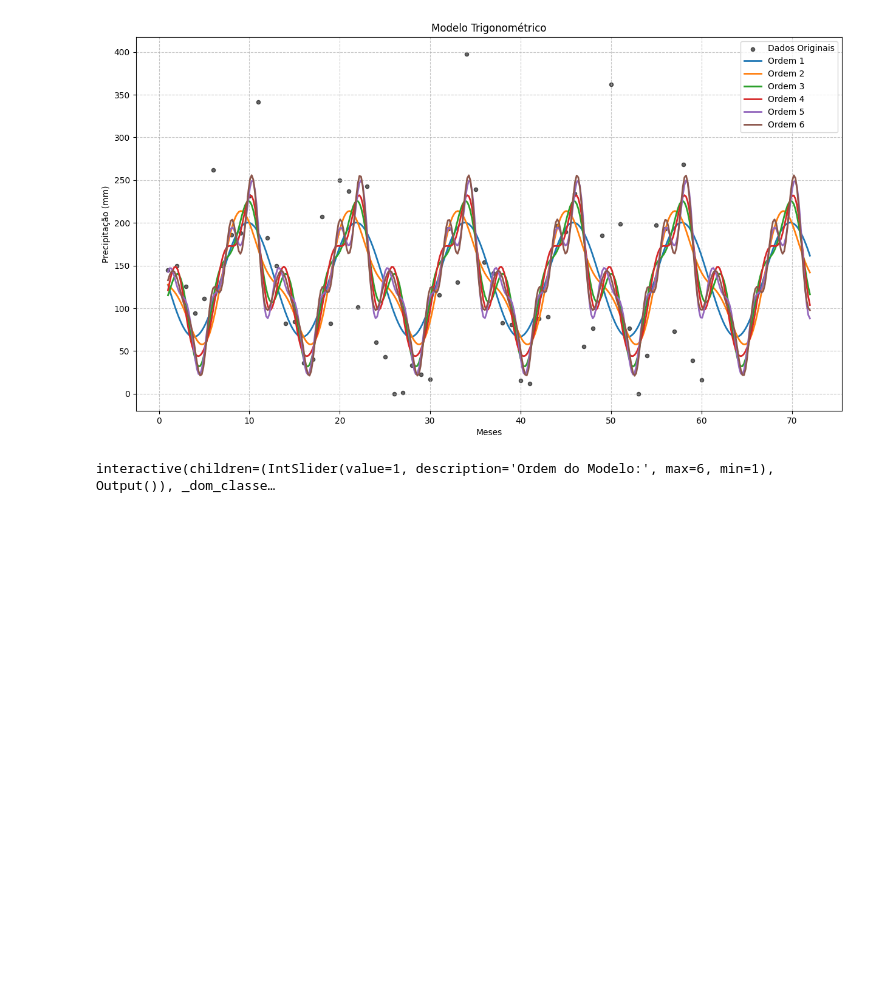
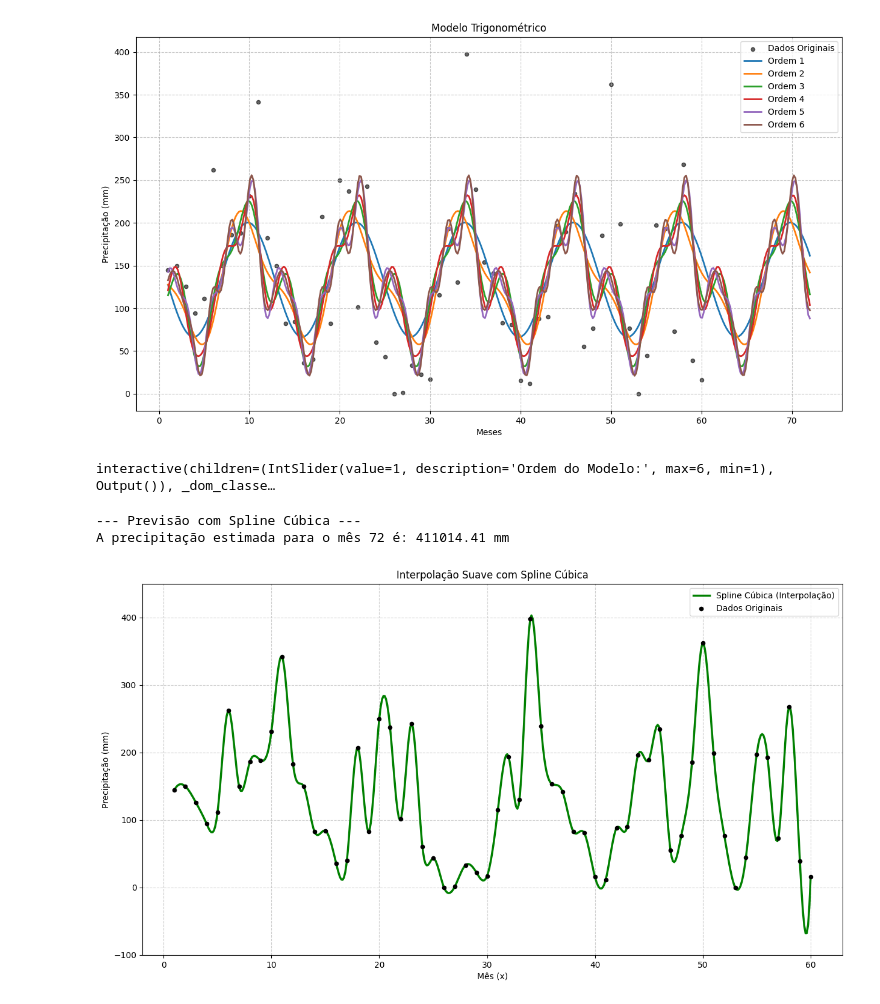
Before and after one commit to asegnibo/Calculo_Numerico, a Jupyter notebook: modelo_trigonometrico.ipynb, the cells around one changed output. Drawn from its saved outputs; the diff is of its cells as text; code cells hidden in the pictures; blank space fills up the shorter version.

```diff
--- a/modelo_trigonometrico.ipynb
+++ b/modelo_trigonometrico.ipynb
@@ -772,3 +772,57 @@ interact(plotar_trigonometrico_por_ordem,
          ordem=widgets.IntSlider(value=1, min=1, max=6, step=1, description='Ordem do Modelo:'));
 # %% [output]
 interactive(children=(IntSlider(value=1, description='Ordem do Modelo:', max=6, min=1), Output()), _dom_classe…
+# %%
+import numpy as np
+from scipy.interpolate import CubicSpline
+import matplotlib.pyplot as plt
+
+# --- Seus dados ---
+x_dados = np.arange(1, 61)
+y_dados = np.array([
+    144.4, 150.0, 125.8, 94.0, 111.0, 262.2, 149.8, 186.0, 188.4, 231.3,
+    341.4, 182.7, 149.6, 82.4, 84.0, 35.9, 40.3, 207.0, 82.4, 250.0,
+    237.2, 101.2, 242.7, 60.4, 43.2, 0.0, 1.1, 33.1, 22.3, 17.1,
+    115.3, 193.2, 130.4, 397.8, 239.0, 153.6, 141.4, 82.6, 80.8, 15.6,
+    11.8, 88.0, 90.0, 196.6, 189.2, 234.2, 55.4, 76.4, 185.4, 362.0,
+    198.8, 76.4, 0.0, 44.8, 197.3, 192.8, 73.1, 268.0, 39.0, 15.8
+])
+
+# --- Criando a função de Spline Cúbica ---
+# A função é criada uma vez e pode ser usada para calcular qualquer ponto.
+cs = CubicSpline(x_dados, y_dados)
+
+# --- Previsão para o mês 72 (Extrapolação) ---
+mes_futuro = 72
+# A extrapolação usará o polinômio do último intervalo (entre os meses 59 e 60)
+precipitacao_prevista = cs(mes_futuro)
+
+print(f"--- Previsão com Spline Cúbica ---")
+print(f"A precipitação estimada para o mês {mes_futuro} é: {precipitacao_prevista:.2f} mm")
+
+# --- Visualização ---
+plt.figure(figsize=(15, 8))
+
+# Curva da Interpolação (dentro do intervalo 1-60)
+x_interp = np.linspace(1, 60, 500)
+y_interp = cs(x_interp)
+plt.plot(x_interp, y_interp, label='Spline Cúbica (Interpolação)', color='green', linewidth=2.5)
+
+# Curva da Extrapolação (depois do mês 60)
+# x_extrap = np.linspace(60, 72, 100)
+# y_extrap = cs(x_extrap)
+# plt.plot(x_extrap, y_extrap, label='Extrapolação da Spline', color='red', linestyle='--')
+
+# Dados originais
+plt.scatter(x_dados, y_dados, label='Dados Originais', color='black', s=20, zorder=5)
+plt.title('Interpolação Suave com Spline Cúbica')
+plt.xlabel('Mês (x)')
+plt.ylabel('Precipitação (mm)')
+plt.grid(True, linestyle='--', alpha=0.6)
+plt.legend()
+plt.ylim(-100,450)
+plt.show()
+# %% [output]
+--- Previsão com Spline Cúbica ---
+A precipitação estimada para o mês 72 é: 411014.41 mm
+[figure, added]
```
Also changed, not shown: parts of 1 cell of this notebook.
